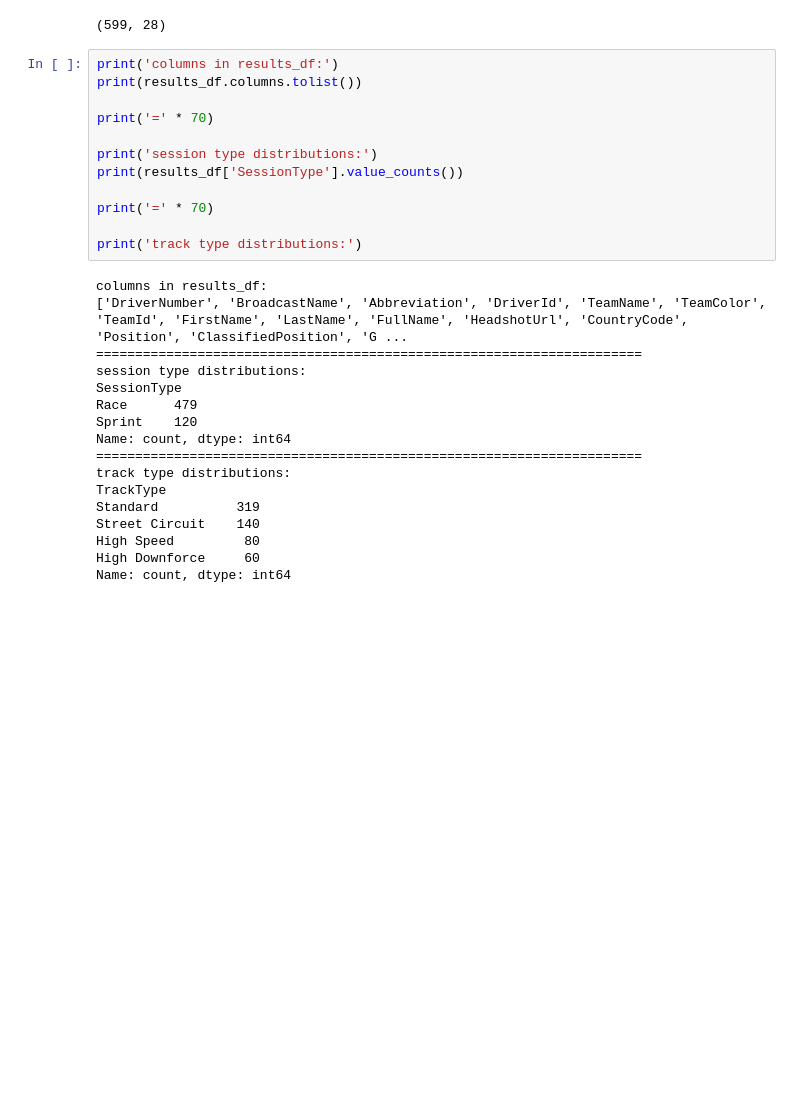
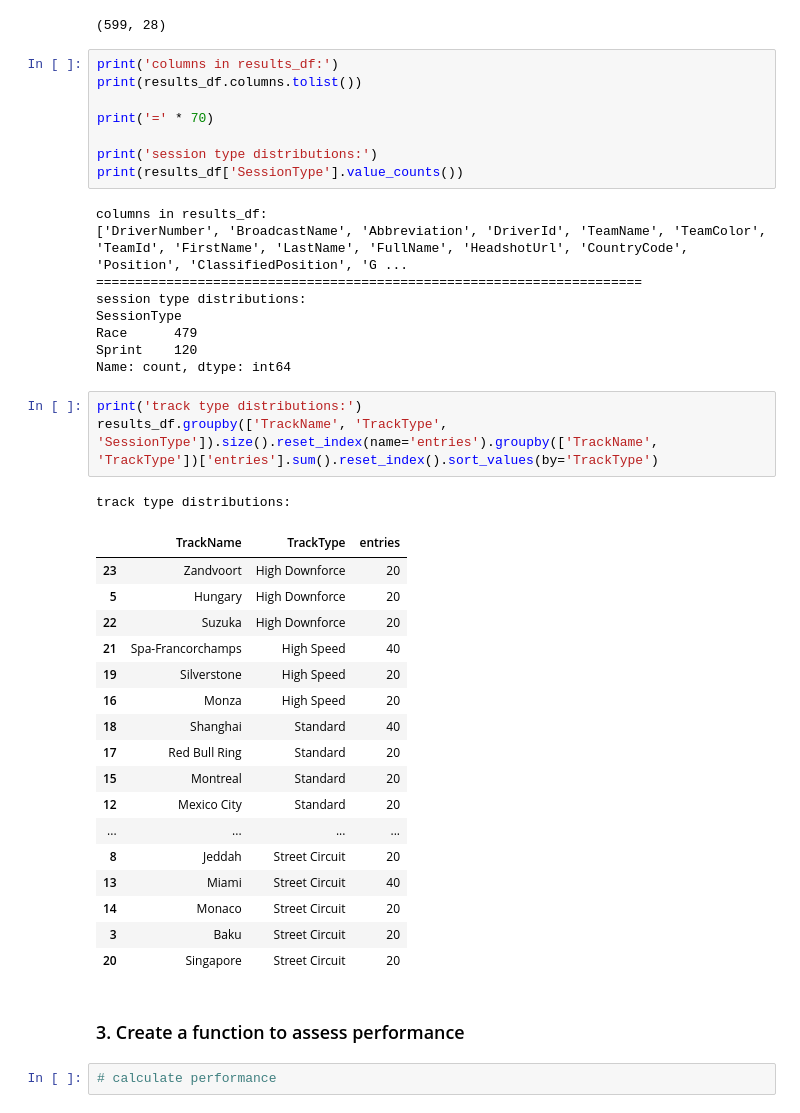
Before and after one commit to otola03/Kaggle_Studies, a Jupyter notebook: f1_analysis/f1_2025_season_summary.ipynb, the cells around one changed output. Drawn from its saved outputs; the diff is of its cells as text; blank space fills up the shorter version.

```diff
--- a/f1_analysis/f1_2025_season_summary.ipynb
+++ b/f1_analysis/f1_2025_season_summary.ipynb
@@ -438,10 +397,6 @@ print('=' * 70)
 
 print('session type distributions:')
 print(results_df['SessionType'].value_counts())
-
-print('=' * 70)
-
-print('track type distributions:')
 # %% [output]
 columns in results_df:
 ['DriverNumber', 'BroadcastName', 'Abbreviation', 'DriverId', 'TeamName', 'TeamColor', 'TeamId', 'FirstName', 'LastName', 'FullName', 'HeadshotUrl', 'CountryCode', 'Position', 'ClassifiedPosition', 'G ...
@@ -451,11 +406,29 @@ SessionType
 Race      479
 Sprint    120
 Name: count, dtype: int64
-======================================================================
-track type distributions:
-TrackType
-Standard          319
-Street Circuit    140
-High Speed         80
-High Downforce     60
-Name: count, dtype: int64
+# %%
+print('track type distributions:')
+results_df.groupby(['TrackName', 'TrackType', 'SessionType']).size().reset_index(name='entries').groupby(['TrackName', 'TrackType'])['entries'].sum().reset_index().sort_values(by='TrackType')
+# %% [output]
+track type distributions:
+|  | TrackName | TrackType | entries |
+| 23 | Zandvoort | High Downforce | 20 |
+| 5 | Hungary | High Downforce | 20 |
+| 22 | Suzuka | High Downforce | 20 |
+| 21 | Spa-Francorchamps | High Speed | 40 |
+| 19 | Silverstone | High Speed | 20 |
+| 16 | Monza | High Speed | 20 |
+| 18 | Shanghai | Standard | 40 |
+| 17 | Red Bull Ring | Standard | 20 |
+| 15 | Montreal | Standard | 20 |
+| 12 | Mexico City | Standard | 20 |
+| ... | ... | ... | ... |
+| 8 | Jeddah | Street Circuit | 20 |
+| 13 | Miami | Street Circuit | 40 |
+| 14 | Monaco | Street Circuit | 20 |
+| 3 | Baku | Street Circuit | 20 |
+| 20 | Singapore | Street Circuit | 20 |
+# %% [markdown]
+### 3. Create a function to assess performance
+# %%
+# calculate performance
```
Also changed, not shown: parts of 5 cells of this notebook.
